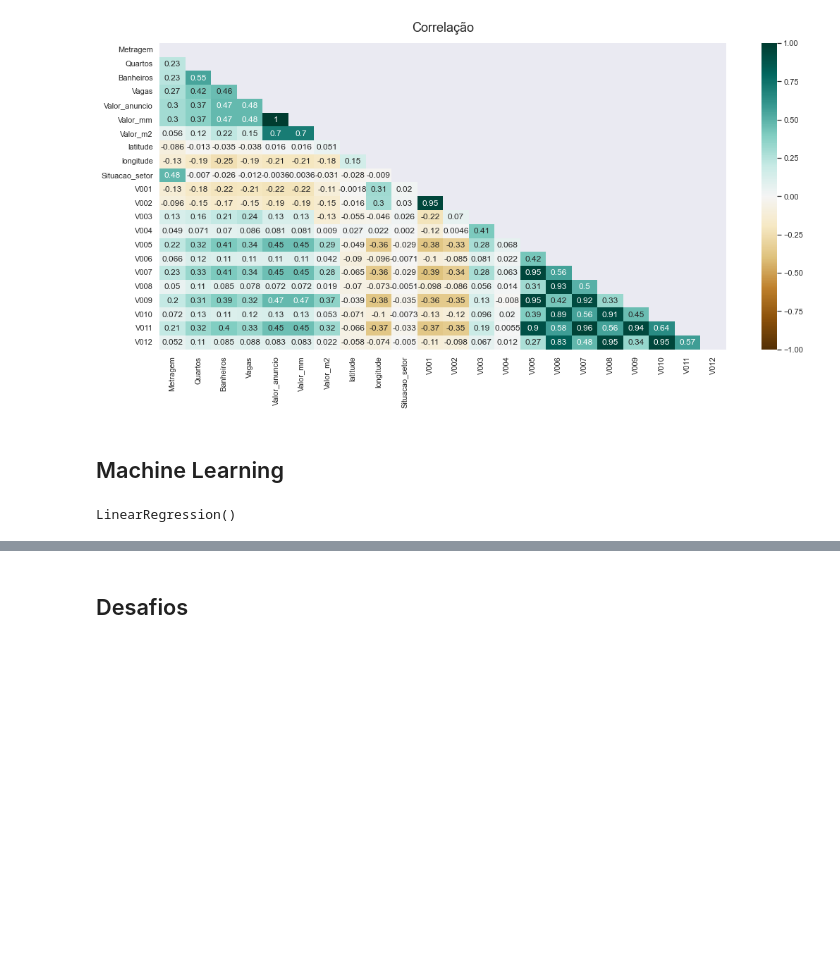
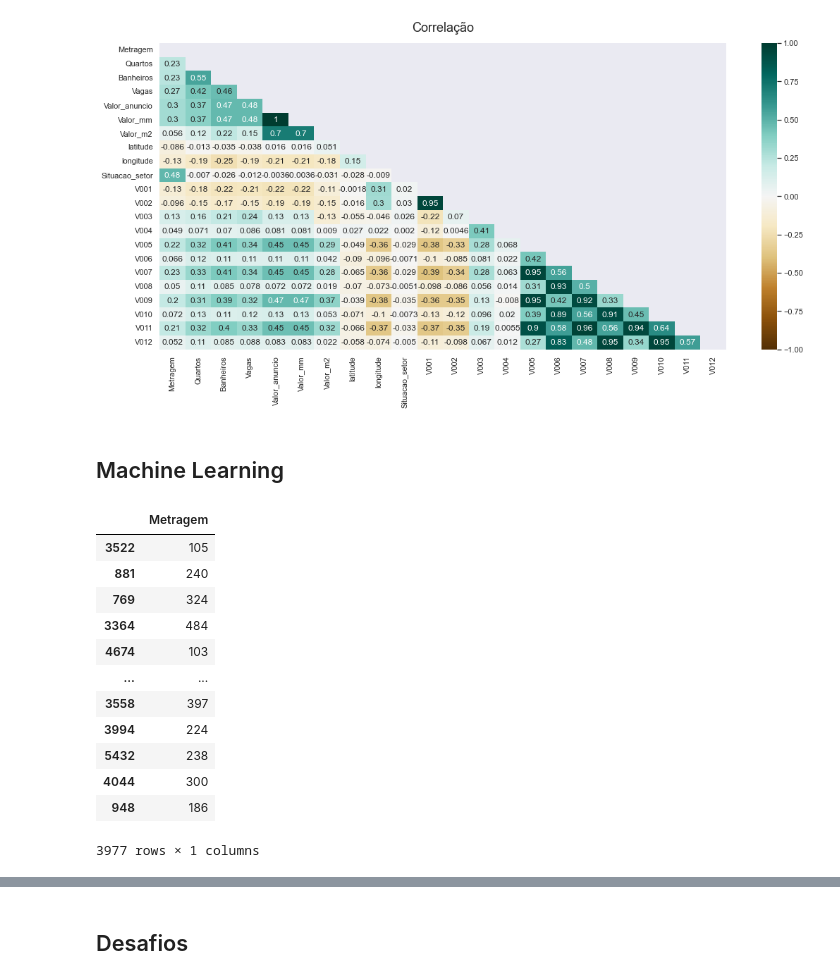
Before and after one commit to pedrogrigorio/Data-Immersion-Alura, a Jupyter notebook: Aulas/Aula_05/aula_05.ipynb, the cells around one changed output, grey strips where cells are left out. Saved outputs shown, nothing was run; the diff lists cells and outputs as text; code cells hidden in the pictures; blank space fills up the shorter version.

```diff
--- a/Aulas/Aula_05/aula_05.ipynb
+++ b/Aulas/Aula_05/aula_05.ipynb
@@ -99,5 +99,17 @@ X_train, X_test, Y_train, Y_test = train_test_split(X, Y)
 lr = LinearRegression()
-# %%
-lr.fit(dados_vendas_censo[["Metragem"]], dados_vendas_censo["Valor_anuncio"])
-# %% [output]
-LinearRegression()
+# %%
+X_train
+# %% [output]
+|  | Metragem |
+| 3522 | 105 |
+| 881 | 240 |
+| 769 | 324 |
+| 3364 | 484 |
+| 4674 | 103 |
+| ... | ... |
+| 3558 | 397 |
+| 3994 | 224 |
+| 5432 | 238 |
+| 4044 | 300 |
+| 948 | 186 |
+3977 rows × 1 columns
```
Also changed, not shown: parts of 17 cells of this notebook.
